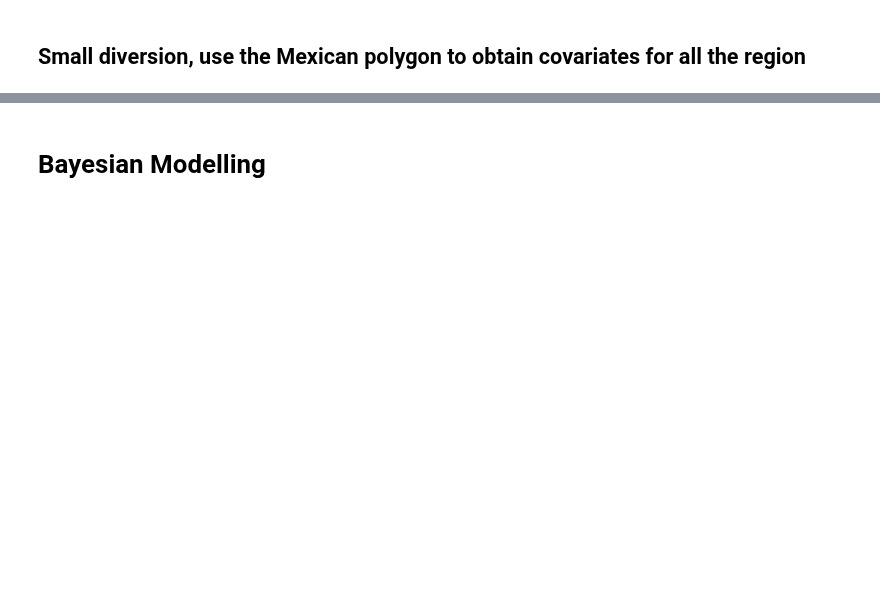
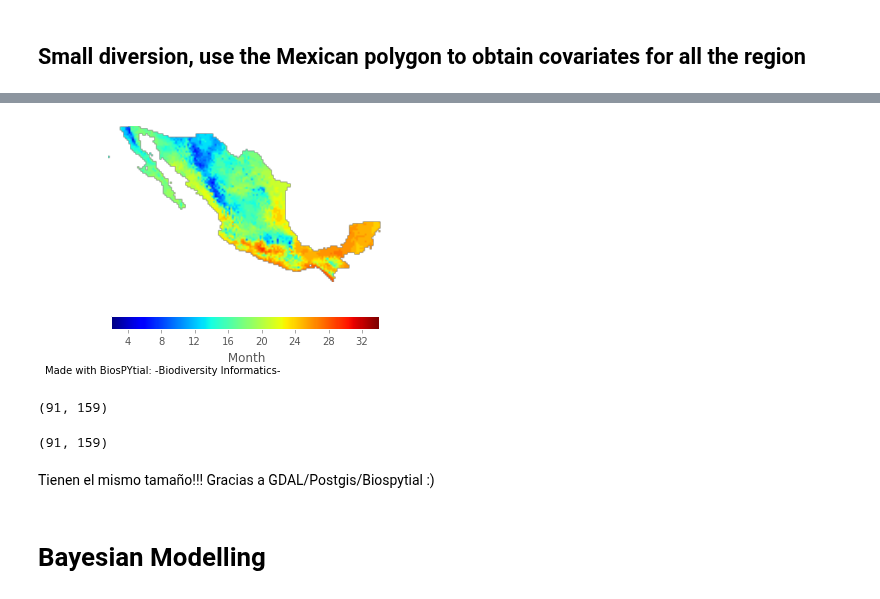
Before and after one commit to molgor/biospytial, a Jupyter notebook: ipython-notebooks/demos/statistical_models/[Spatial Regression] Extracting Taxa from grid.ipynb, the cells around one changed output, grey strips where cells are left out. Cells and saved outputs as stored; diff of their text form; code cells hidden in the pictures; blank space fills up the shorter version.

```diff
--- a/ipython-notebooks/demos/statistical_models/[Spatial Regression] Extracting Taxa from grid.ipynb
+++ b/ipython-notebooks/demos/statistical_models/[Spatial Regression] Extracting Taxa from grid.ipynb
@@ -150,3 +209,18 @@ plt.scatter(w_data_elev_data.Latitude,w_data_elev_data.Longitude)
+# %%
+mean_temp_map.rasterdata = mtemp_sample
+mean_temp_map.display_field(origin='Lower',band=3)
+# %% [output]
+[figure, added]
+# %%
+mean_temp_map.rasterdata.bands[3].data().shape
+# %% [output]
+(91, 159)
+# %%
+elev_sample.bands[0].data().shape
+# %% [output]
+(91, 159)
+# %% [markdown]
+Tienen el mismo tamaño!!! Gracias a GDAL/Postgis/Biospytial :)
 # %% [markdown]
 # Bayesian Modelling
 # %%
```
Also changed, not shown: parts of 56 cells of this notebook, 1 other file.
